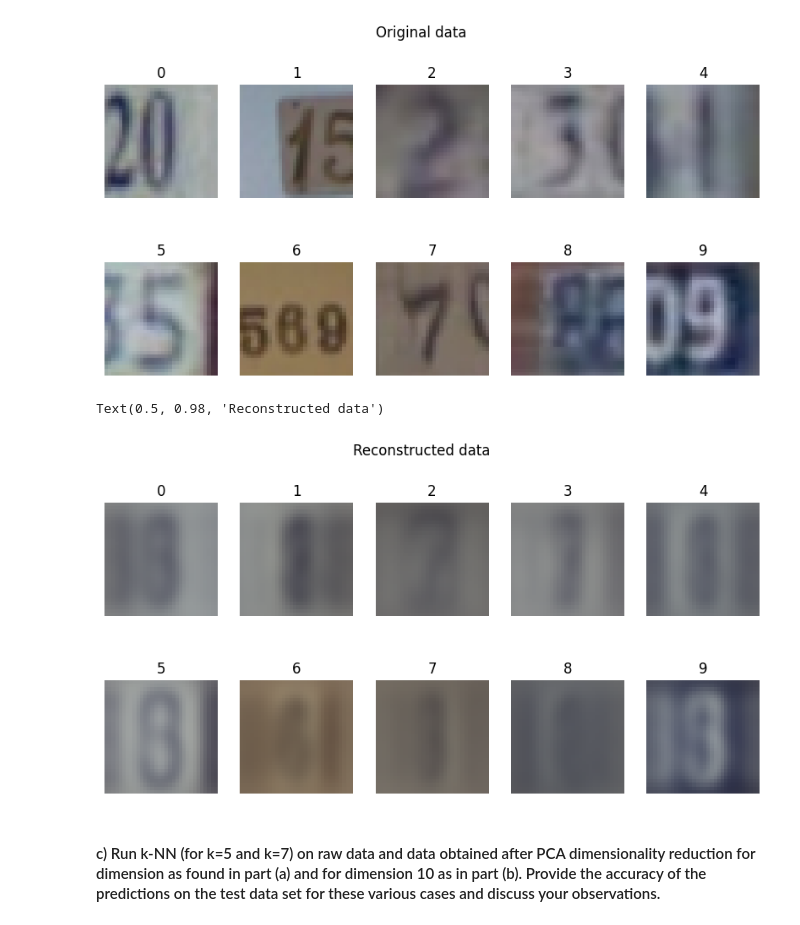
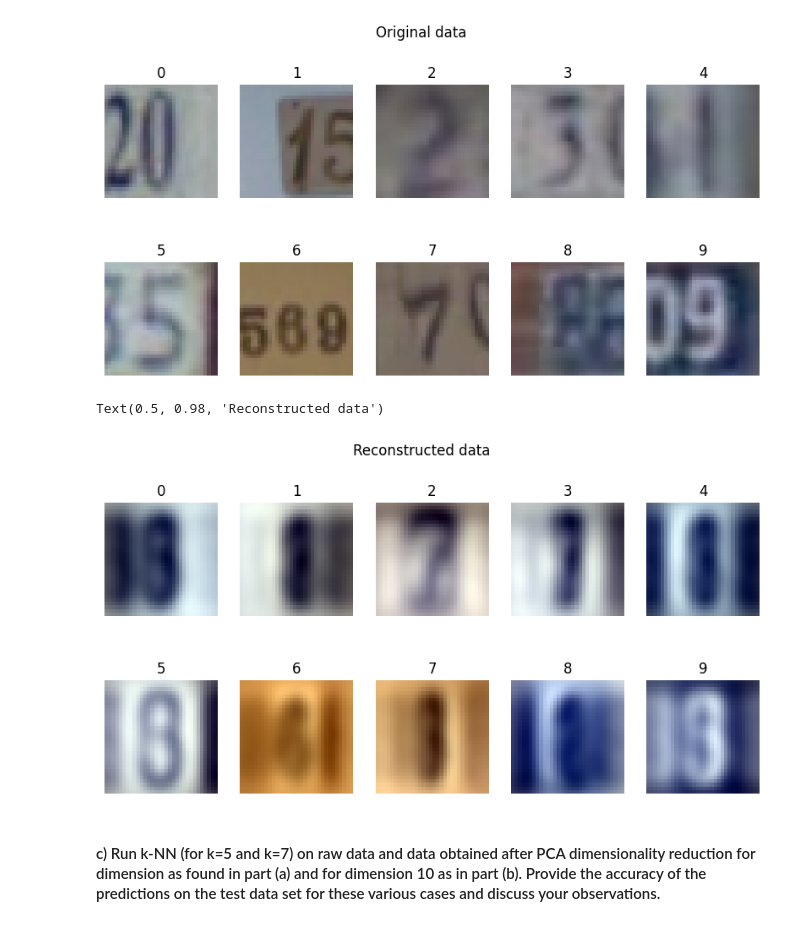
Before and after one commit to purplehand52/FoML_Assign2, a Jupyter notebook: q1.ipynb, the cells around one changed output. Cells and saved outputs as stored; diff of their text form; code cells hidden in the pictures.

Commit message:
fixed min max norm bug, used per image instead of on all

```diff
--- a/q1.ipynb
+++ b/q1.ipynb
@@ -112,12 +112,12 @@ def min_max_normalise(X):
     """Normalize X to constrain all values between 0 and 1"""
     return (X - np.min(X)) / (np.max(X) - np.min(X))
 # %%
-top_10 = min_max_normalise(pca.components_[:10])
+top_10 = pca.components_[:10]
 
 fig, axes = plt.subplots(2, 5, figsize=(10, 5))
 
 for i, ax in enumerate(axes.flat):
-    ax.imshow(top_10[i].reshape(32, 32, 3))
+    ax.imshow(min_max_normalise(top_10[i].reshape(32, 32, 3)))
     ax.axis('off')
     ax.set_title(f'Component {i+1}')
 plt.show()
@@ -155,19 +155,19 @@ Text(0.5, 0.98, 'Original data')
 [figure]
 # %%
 train_X_transformed = pca.transform(train_X.reshape(train_X.shape[0], -1))
-train_X_hat = min_max_normalise(pca.inverse_transform(train_X_transformed))
+train_X_hat = pca.inverse_transform(train_X_transformed)
 
 # Display reconstructed data
 fig, axes = plt.subplots(2, 5, figsize=(10, 5))
 
 for i, ax in enumerate(axes.flat):
-    ax.imshow(train_X_hat[indices[i]].reshape(32, 32, 3))
+    ax.imshow(min_max_normalise(train_X_hat[indices[i]].reshape(32, 32, 3)))
     ax.axis('off')
     ax.set_title(f'{train_y[indices[i]]}')
 plt.suptitle('Reconstructed data')
 # %% [output]
 Text(0.5, 0.98, 'Reconstructed data')
-[figure, old version]
+[figure, new version]
 # %% [markdown]
 #### c) Run k-NN (for k=5 and k=7) on raw data and data obtained after PCA dimensionality reduction for dimension as found in part (a) and for dimension 10 as in part (b). Provide the accuracy of the predictions on the test data set for these various cases and discuss your observations.
 # %%
```
Also changed, not shown: parts of 1 cell of this notebook.
